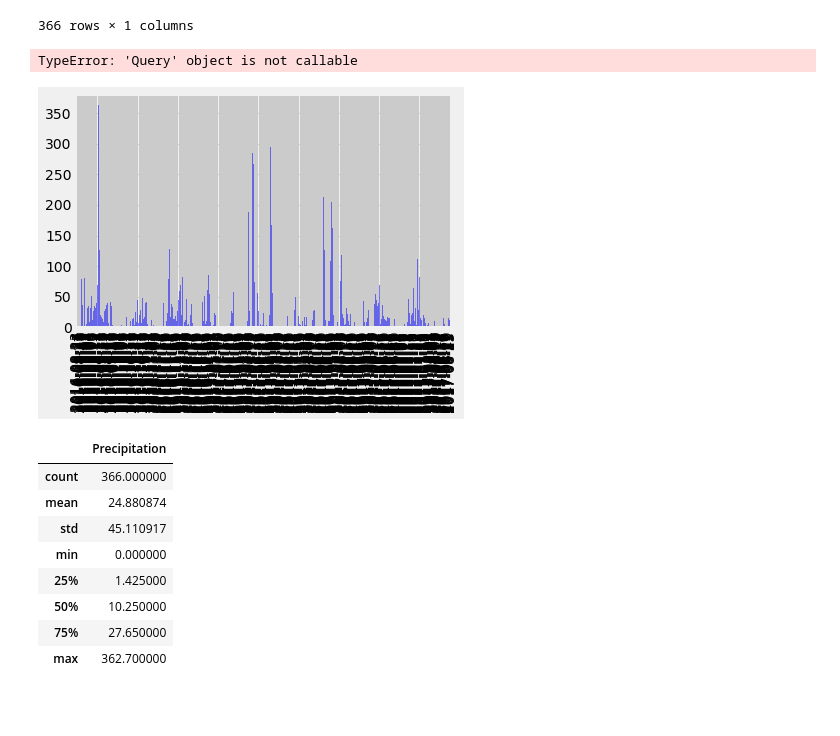
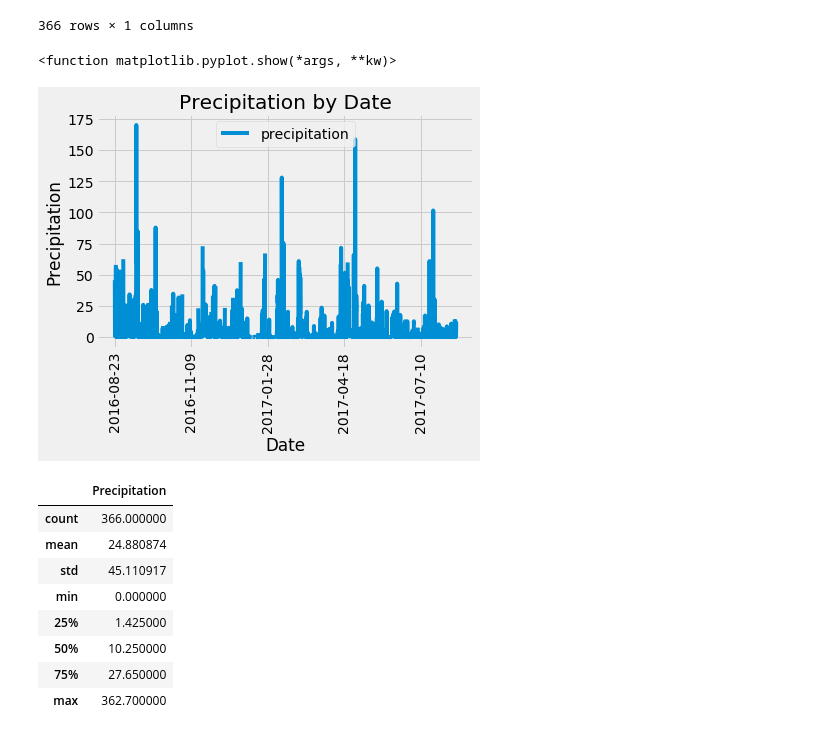
Before and after one commit to SandraBotica/sqlalchemy-challenge, a Jupyter notebook: SurfsUp/climate_starter.ipynb, the cells around one changed output. Saved outputs shown, nothing was run; the diff lists cells and outputs as text; code cells hidden in the pictures; blank space fills up the shorter version.

```diff
--- a/SurfsUp/climate_starter.ipynb
+++ b/SurfsUp/climate_starter.ipynb
@@ -206,27 +206,22 @@ x_axis = list(group_df.index.values)
 y_axis = group_df["Precipitation"]
 # %%
 import datetime
-# %%
-# Use Pandas Plotting with Matplotlib to plot the data
-# labels=["2016_08_23","2016_11_09","2017_01_28","2017_04_18","2017_07_10"]
-# x_axis = np.arange(y_axis)
-plt.bar(x_axis, y_axis, color="b", alpha=0.5, align="center")
-# plt.setp(labels, rotation=90, fontsize=9)
-# plt.xticks(rotation='vertical')
-# tick_locations = [value for value in xticks]
-# plt.xticks(xticks, rotation='vertical')
-# plt.xticks(tick_locations, x_axis)
-plt.xlim(-0.75, len(x_axis)-0.25)
-plt.ylim(0, max(y_axis)+10)
-plt.title("Precipitation by Date")
-plt.xlabel("Date")
-plt.ylabel("Precipitation in mm")
-plt.gcf
-# plt.savefig("../Images/Precipitation.png")
-plt.show()
-# %% [output]
-TypeError: 'Query' object is not callable
-[figure, removed]
+# %%
+# Use Pandas Plotting with Matplotlib to plot the data
+prev_year =dt.date(2017, 8, 23) - dt.timedelta(days=365)
+results2 = session.query(Measurement.date,Measurement.prcp).filter(Measurement.date >= prev_year).all()
+df2=pd.DataFrame(results2,columns=['date','precipitation'])
+df2=df2.sort_values("date")
+df2.plot(x='date',y='precipitation',rot=90)
+plt.xlabel("Date")
+plt.ylabel("Precipitation")
+plt.title("Precipitation by Date")
+# plt.gcf
+# plt.savefig("../Images/Precipitation.png")
+plt.show
+# %% [output]
+<function matplotlib.pyplot.show(*args, **kw)>
+[figure, added]
 # %%
 # Use Pandas to calcualte the summary statistics for the precipitation data
 group_df.describe()
```
Also changed, not shown: parts of 15 cells of this notebook.
